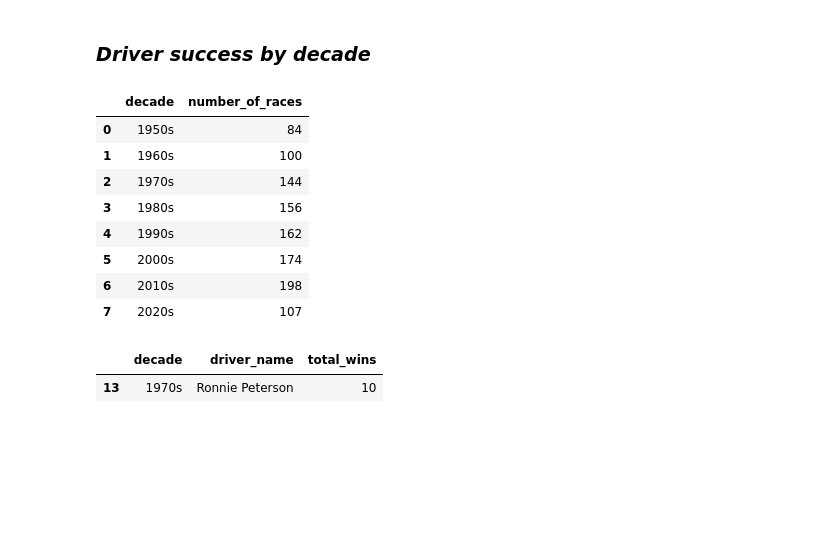
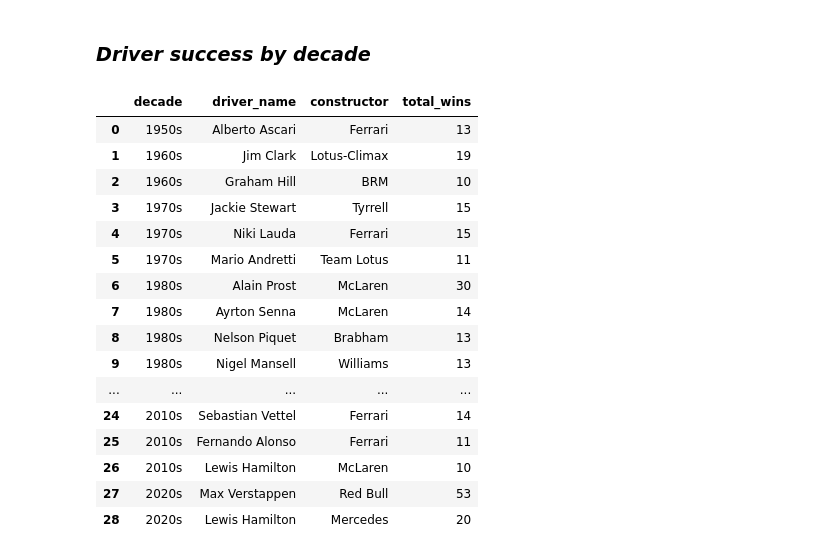
Before and after one commit to rahulakrish/formula_1, a Jupyter notebook: notebook.ipynb, the cells around one changed output. Cells and saved outputs as stored; diff of their text form; code cells hidden in the pictures; blank space fills up the shorter version.

```diff
--- a/notebook.ipynb
+++ b/notebook.ipynb
@@ -224,16 +251,15 @@ GROUP BY driver_name
 ORDER BY total_wins DESC
 LIMIT 10;
 """
+sqldf.run(query)
 
-result =sqldf.run(query)
-
-#plot
-fig,ax=plt.subplots(figsize=(10,5))
-sns.set_style('darkgrid')
-ax.grid(False)
-sns.barplot(data=result, x='driver_name', y='total_wins',ax=ax);
-ax.set_title('Most Successful Drivers in F1');
-ax.set_xlabel(''); #leaving it blank for aesthetics
-ax.set_ylabel('Total Wins');
-ax.set_xticklabels(result['driver_name'],rotation=90);
+# #plot
+# fig,ax=plt.subplots(figsize=(10,5))
+# sns.set_style('darkgrid')
+# ax.grid(False)
+# sns.barplot(data=result, x='driver_name', y='total_wins',ax=ax);
+# ax.set_title('Most Successful Drivers in F1');
+# ax.set_xlabel(''); #leaving it blank for aesthetics
+# ax.set_ylabel('Total Wins');
+# ax.set_xticklabels(result['driver_name'],rotation=90);
 # %% [output]
@@ -277,41 +335,43 @@ result = sqldf.run(query)
 # %% [markdown]
 ### ***Driver success by decade***
-# %%
-#number of races by decade
-query = """
-SELECT (FLOOR(strftime('%Y', date) / 10) * 10) || 's' AS decade,
-       COUNT(*) AS number_of_races
-FROM races
-GROUP BY decade
-"""
-sqldf.run(query)
-# %% [output]
-|  | decade | number_of_races |
-| 0 | 1950s | 84 |
-| 1 | 1960s | 100 |
-| 2 | 1970s | 144 |
-| 3 | 1980s | 156 |
-| 4 | 1990s | 162 |
-| 5 | 2000s | 174 |
-| 6 | 2010s | 198 |
-| 7 | 2020s | 107 |
 # %%
-#drivers with wins >=10 by decade
+#number of wins >=10 by driver and the associated constructor
 query = """
 
 SELECT (FLOOR(strftime('%Y', date) / 10) * 10) || 's' AS decade,
        drivers.forename || " " || drivers.surname AS driver_name,
+       constructors.name AS constructor,
        COUNT(CASE WHEN results.positionOrder = 1 THEN 1 END) AS total_wins
 FROM races
 JOIN results ON
      races.raceId = results.raceId
 JOIN drivers ON
      results.driverId = drivers.driverId
-GROUP BY decade,driver_name
+JOIN constructors ON
+     results.constructorId = constructors.constructorId
+GROUP BY decade,driver_name,constructor
 HAVING total_wins >= 10
+ORDER BY decade ASC, total_wins DESC
 """
+sqldf.run(query)
+
 result = sqldf.run(query)
-result[result['driver_name'] == 'Ronnie Peterson']
+result
 # %% [output]
-|  | decade | driver_name | total_wins |
-| 13 | 1970s | Ronnie Peterson | 10 |
+|  | decade | driver_name | constructor | total_wins |
+| 0 | 1950s | Alberto Ascari | Ferrari | 13 |
+| 1 | 1960s | Jim Clark | Lotus-Climax | 19 |
+| 2 | 1960s | Graham Hill | BRM | 10 |
+| 3 | 1970s | Jackie Stewart | Tyrrell | 15 |
+| 4 | 1970s | Niki Lauda | Ferrari | 15 |
+| 5 | 1970s | Mario Andretti | Team Lotus | 11 |
+| 6 | 1980s | Alain Prost | McLaren | 30 |
+| 7 | 1980s | Ayrton Senna | McLaren | 14 |
+| 8 | 1980s | Nelson Piquet | Brabham | 13 |
+| 9 | 1980s | Nigel Mansell | Williams | 13 |
+| ... | ... | ... | ... | ... |
+| 24 | 2010s | Sebastian Vettel | Ferrari | 14 |
+| 25 | 2010s | Fernando Alonso | Ferrari | 11 |
+| 26 | 2010s | Lewis Hamilton | McLaren | 10 |
+| 27 | 2020s | Max Verstappen | Red Bull | 53 |
+| 28 | 2020s | Lewis Hamilton | Mercedes | 20 |
```
Also changed, not shown: parts of 13 cells of this notebook.
